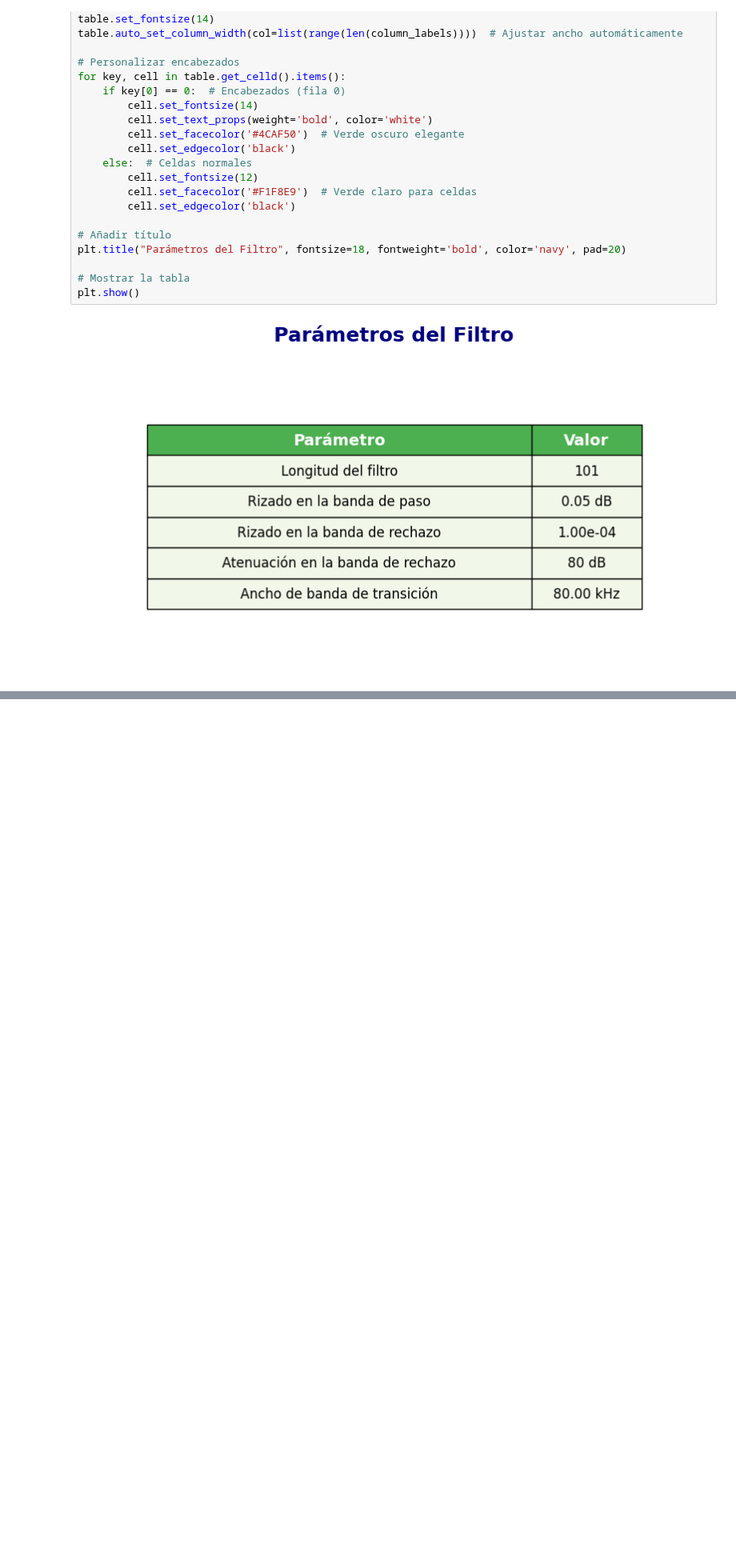
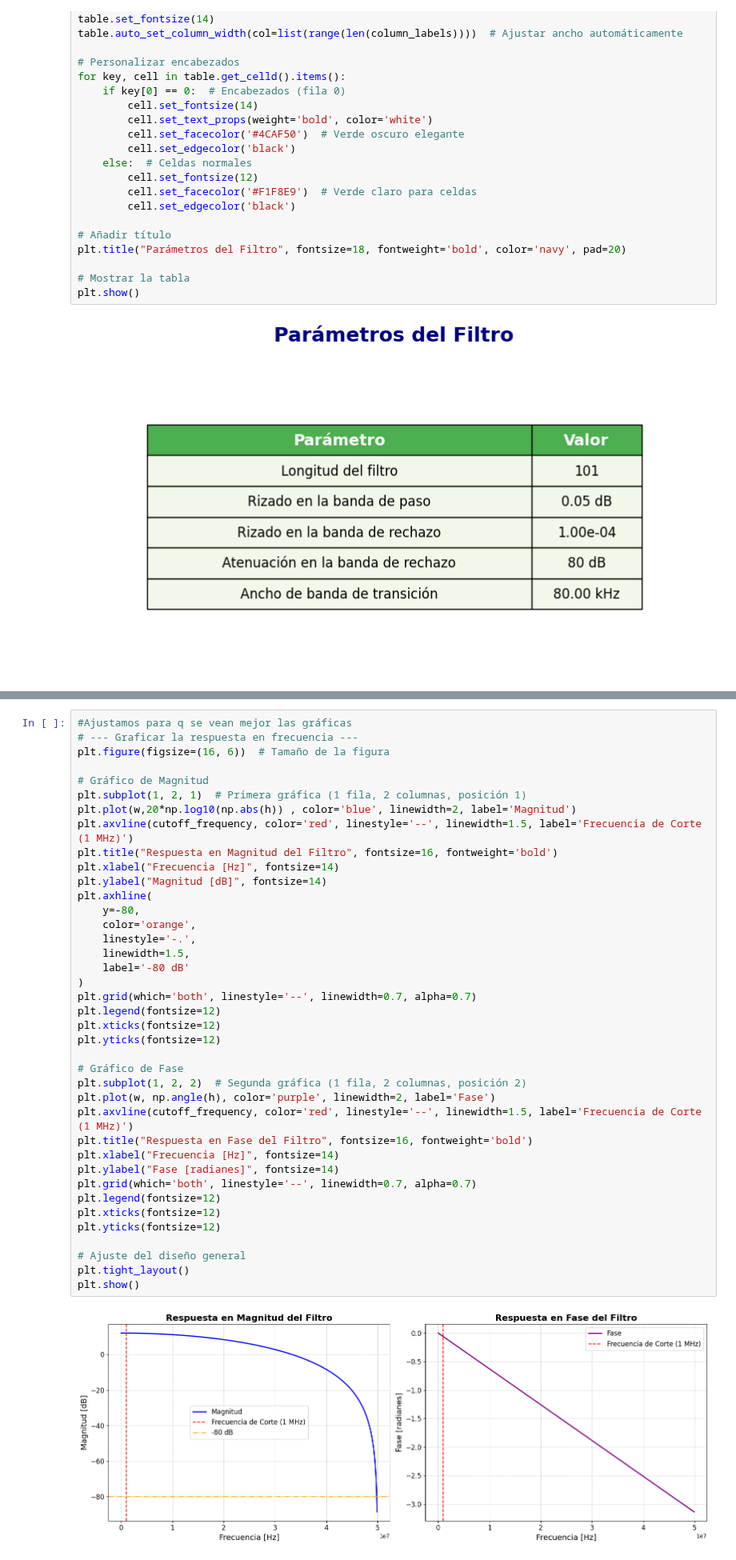
Before and after one commit to ExampleToFollow/PracticasPDS, a Jupyter notebook: Personal/TA_pregunta2.ipynb, the cells around one changed output, grey strips where cells are left out. Shown at 80% size. Saved outputs shown, nothing was run; the diff lists cells and outputs as text; blank space fills up the shorter version.

```diff
--- a/Personal/TA_pregunta2.ipynb
+++ b/Personal/TA_pregunta2.ipynb
@@ -243,0 +261,41 @@ plt.show()
+# %%
+#Ajustamos para q se vean mejor las gráficas
+# --- Graficar la respuesta en frecuencia ---
+plt.figure(figsize=(16, 6))  # Tamaño de la figura
+
+# Gráfico de Magnitud
+plt.subplot(1, 2, 1)  # Primera gráfica (1 fila, 2 columnas, posición 1)
+plt.plot(w,20*np.log10(np.abs(h)) , color='blue', linewidth=2, label='Magnitud')
+plt.axvline(cutoff_frequency, color='red', linestyle='--', linewidth=1.5, label='Frecuencia de Corte (1 MHz)')
+plt.title("Respuesta en Magnitud del Filtro", fontsize=16, fontweight='bold')
+plt.xlabel("Frecuencia [Hz]", fontsize=14)
+plt.ylabel("Magnitud [dB]", fontsize=14)
+plt.axhline(
+    y=-80,
+    color='orange',
+    linestyle='-.',
+    linewidth=1.5,
+    label='-80 dB'
+)
+plt.grid(which='both', linestyle='--', linewidth=0.7, alpha=0.7)
+plt.legend(fontsize=12)
+plt.xticks(fontsize=12)
+plt.yticks(fontsize=12)
+
+# Gráfico de Fase
+plt.subplot(1, 2, 2)  # Segunda gráfica (1 fila, 2 columnas, posición 2)
+plt.plot(w, np.angle(h), color='purple', linewidth=2, label='Fase')
+plt.axvline(cutoff_frequency, color='red', linestyle='--', linewidth=1.5, label='Frecuencia de Corte (1 MHz)')
+plt.title("Respuesta en Fase del Filtro", fontsize=16, fontweight='bold')
+plt.xlabel("Frecuencia [Hz]", fontsize=14)
+plt.ylabel("Fase [radianes]", fontsize=14)
+plt.grid(which='both', linestyle='--', linewidth=0.7, alpha=0.7)
+plt.legend(fontsize=12)
+plt.xticks(fontsize=12)
+plt.yticks(fontsize=12)
+
+# Ajuste del diseño general
+plt.tight_layout()
+plt.show()
+# %% [output]
+[figure, added]
```
Also changed, not shown: parts of 2 cells of this notebook, 1 other file.
